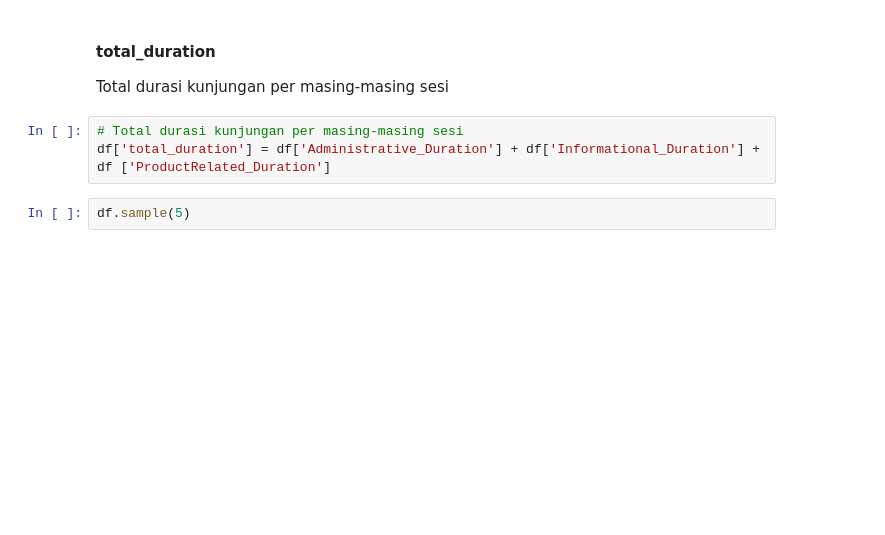
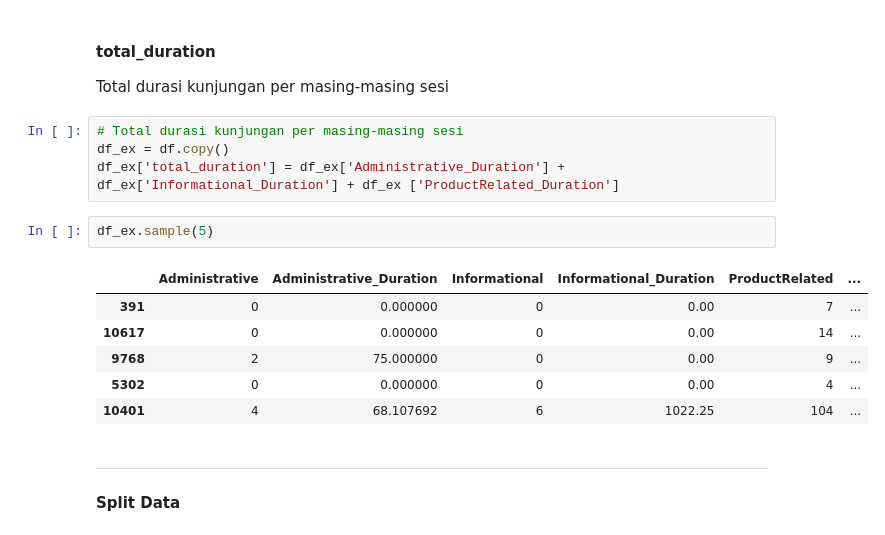
Before and after one commit to rahmars18/FinalProject, a Jupyter notebook: Pre-processing.ipynb, the cells around one changed output. Saved outputs shown, nothing was run; the diff lists cells and outputs as text; blank space fills up the shorter version.

```diff
--- a/Pre-processing.ipynb
+++ b/Pre-processing.ipynb
@@ -949,6 +990,17 @@ df.sample(5)
 Total durasi kunjungan per masing-masing sesi
 # %%
 # Total durasi kunjungan per masing-masing sesi
-df['total_duration'] = df['Administrative_Duration'] + df['Informational_Duration'] + df ['ProductRelated_Duration']
+df_ex = df.copy()
+df_ex['total_duration'] = df_ex['Administrative_Duration'] + df_ex['Informational_Duration'] + df_ex ['ProductRelated_Duration']
 # %%
-df.sample(5)
+df_ex.sample(5)
+# %% [output]
+|  | Administrative | Administrative_Duration | Informational | Informational_Duration | ProductRelated | ... |
+| 391 | 0 | 0.000000 | 0 | 0.00 | 7 | ... |
+| 10617 | 0 | 0.000000 | 0 | 0.00 | 14 | ... |
+| 9768 | 2 | 75.000000 | 0 | 0.00 | 9 | ... |
+| 5302 | 0 | 0.000000 | 0 | 0.00 | 4 | ... |
+| 10401 | 4 | 68.107692 | 6 | 1022.25 | 104 | ... |
+# %% [markdown]
+***
+#### **Split Data**
```
Also changed, not shown: parts of 26 cells of this notebook.
